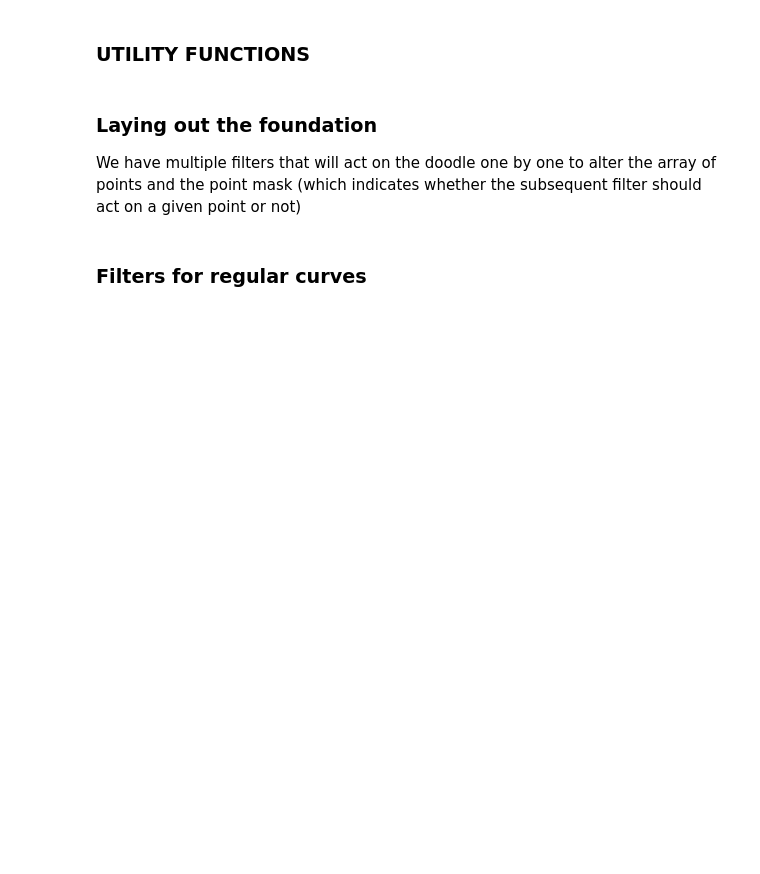
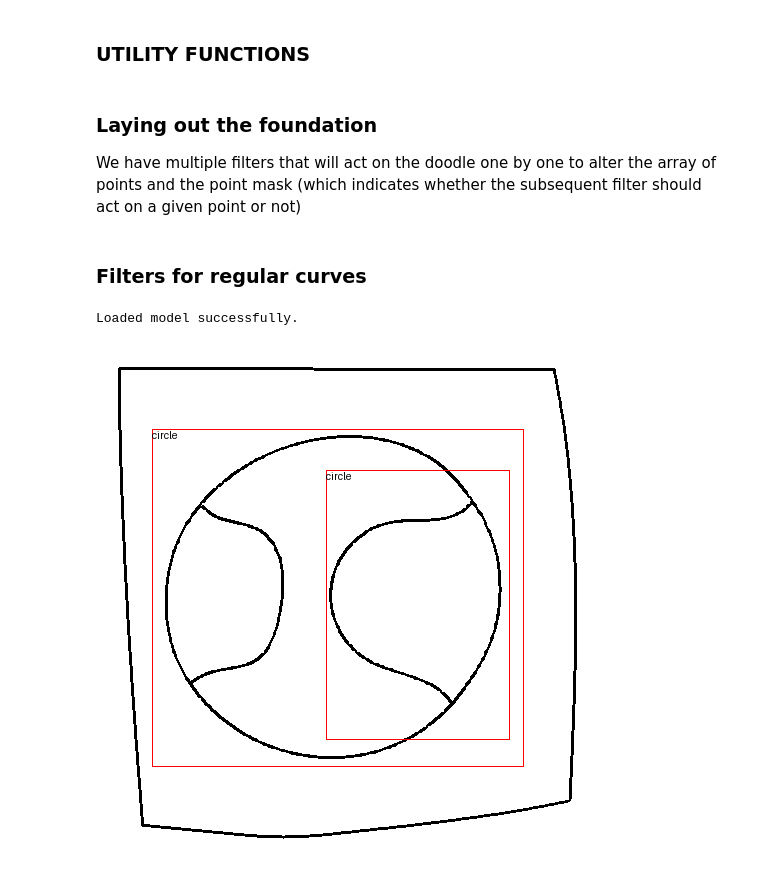
Before and after one commit to AdobeGenSolve/Curvetopia1, a Jupyter notebook: pipeline.ipynb, the cells around one changed output. Drawn from its saved outputs; the diff is of its cells as text; code cells hidden in the pictures; blank space fills up the shorter version.

Commit message:
FasterRCNN based detector added

```diff
--- a/pipeline.ipynb
+++ b/pipeline.ipynb
@@ -135,10 +144,10 @@ class Doodle:
         self.pointMask = Mask()
 
         self.computeMx()
-        scaleFactor = 500/max(self.mx_x, self.mx_y)
+        scaleFactor = (WIDTH - 2 * MARGIN)/max(self.mx_x, self.mx_y)
         for i, curve in enumerate(self.curves):
             for j, point in enumerate(curve):
-                self.curves[i][j] = point * [scaleFactor, scaleFactor]
+                self.curves[i][j] = point * [scaleFactor, scaleFactor] + [MARGIN, MARGIN]
 
         for curve in self.curves:
             for point in curve:
@@ -192,7 +201,7 @@ class LineFilter(Filter):
         return newcurves, pointMask, image, symmImage, bboxes
 # %%
 class ConvexFilter(Filter):
-    def is_convex_shape(self, curve, threshold=100):
+    def is_convex_shape(self, curve, threshold=100, startToEndThresh = 50):
         curve = np.array(curve)
         # Compute the convex hull
         hull = ConvexHull(curve)
@@ -203,6 +212,11 @@ class ConvexFilter(Filter):
         # Compute the area of the convex hull
         hull_points = curve[hull.vertices]
         hull_area = 0.5 * np.abs(np.dot(hull_points[:, 0], np.roll(hull_points[:, 1], 1)) - np.dot(hull_points[:, 1], np.roll(hull_points[:, 0], 1)))
+
+        startToEnd = curve[0] - curve[-1]
+        dist = np.dot(np.transpose(startToEnd), startToEnd)
+        if dist > startToEndThresh * startToEndThresh :
+            return False
 
         # Difference in area
         area_difference = hull_area - original_area
@@ -261,7 +275,7 @@ class ConvexFilter(Filter):
             radius = np.mean(distances)
 
             # print(x_center, y_center, radius)
-            return x_center, y_center, radius
+            return int(x_center), int(y_center), int(radius)
 
         x_center, y_center, radius = get_circle(curve)
         cv2.circle(image, (x_center, y_center), radius, BLACK, 2)
@@ -362,3 +376,11 @@ class ConvexFilter(Filter):
                 newcurves.append(curve)
 
         return newcurves, pointMask, image, symmImage, bboxes
+# %%
+
+label_map = {
+    "circle" : 1, "octagon" : 2, "hexagon" : 3, "star" : 4, "square" : 5, "triangle" : 6, "line" : 7
+}
+inverseLabelMap = {}
+for (key, value) in label_map.items():
+    inverseLabelMap[value] = key
@@ -365,4 +434,9 @@ class ConvexFilter(Filter):
 # %%
 doodle = Doodle(read_csv("./problems/problems/frag0.csv"))
-doodle.plotCurves()
-doodle = doodle.addFilter(LineFilter()).addFilter(ConvexFilter()).build()
+# doodle.plotCurves()
+doodle = doodle.addFilter(LineFilter())
+doodle = doodle.addFilter(ConvexFilter())
+doodle = doodle.addFilter(PixelDetector("ShapeDetector_pixels\models\detector_v1.pth")).build()
+# showCv2Image(doodle.image)
+# %% [output]
+Loaded model successfully.
@@ -372,0 +443,9 @@ showCv2Image(doodle.image)
+# %%
+image = PixelDetector.convertToImage(doodle.curves)
+draw = ImageDraw.Draw(image)
+for bbox in doodle.bboxes:
+    draw.rectangle(bbox[0], outline = "red")
+    draw.text((bbox[0][0], bbox[0][1]), inverseLabelMap[int(bbox[1])],(0, 0, 0))
+display(image)
+# %% [output]
+[figure, added]
```
Also changed, not shown: parts of 5 cells of this notebook, 4 other files.
